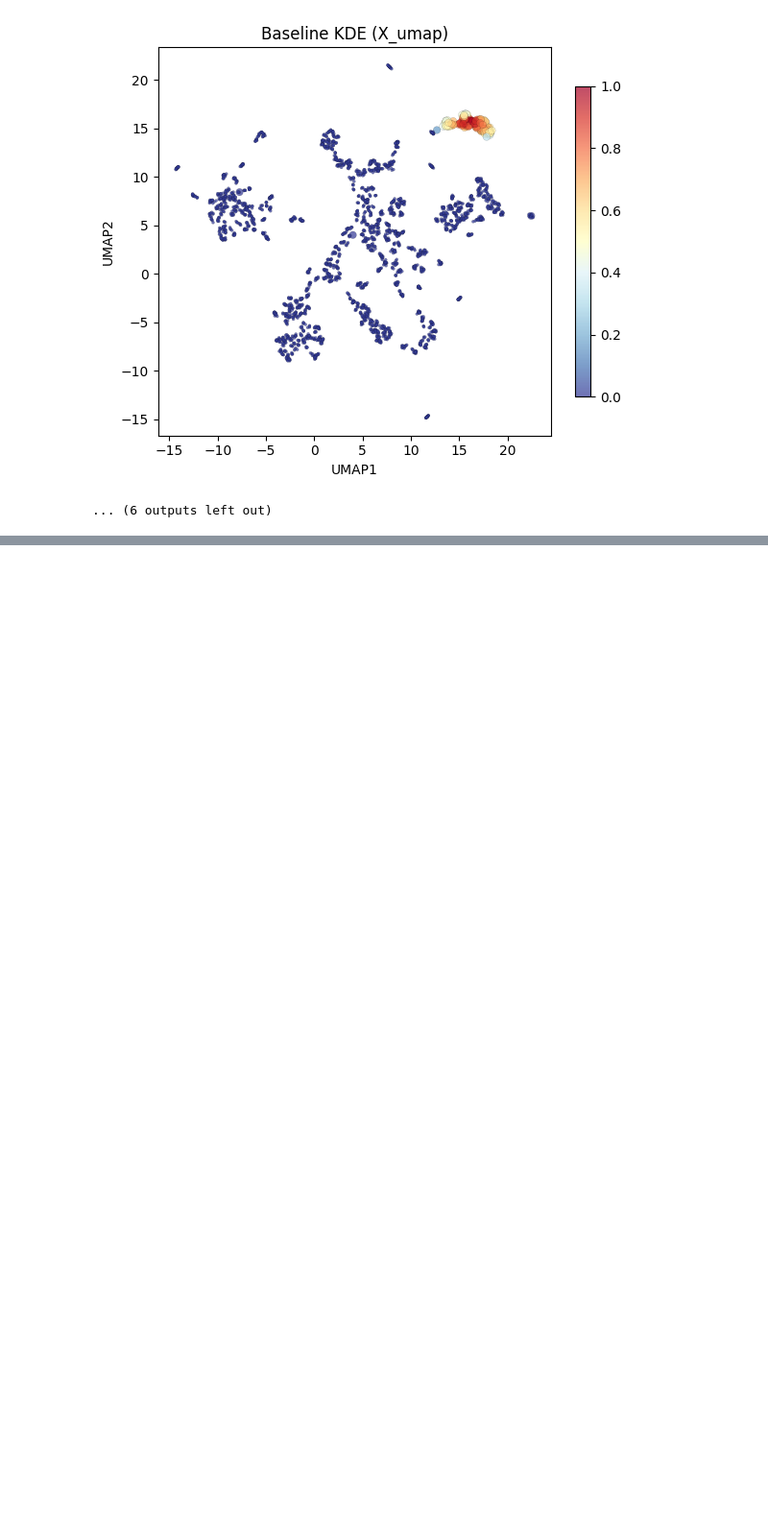
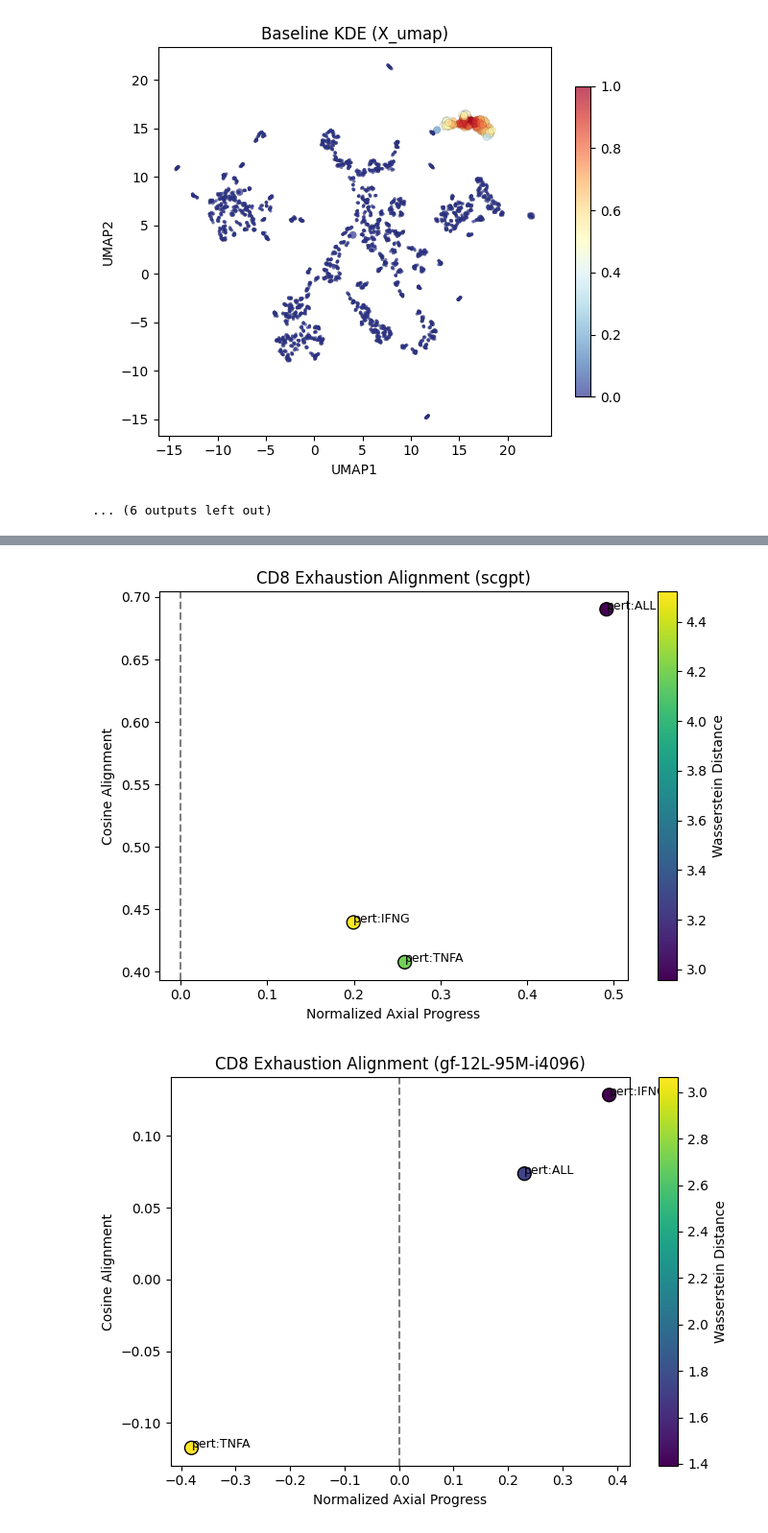
Before and after one commit to issacgoh-helical/HelicalxEli, a Jupyter notebook: cookbooks/simple_GS_sim/GS_sim_v2.ipynb, the cells around one changed output, grey strips where cells are left out. Shown at 96% size. Cells and saved outputs as stored; diff of their text form; code cells hidden in the pictures; blank space fills up the shorter version.

```diff
--- a/cookbooks/simple_GS_sim/GS_sim_v2.ipynb
+++ b/cookbooks/simple_GS_sim/GS_sim_v2.ipynb
@@ -574,14 +749,0 @@ a_cd8_sim.write(OUT_B/"cd8_sim_emb.h5ad")
-# %%
-Cb = a_cd8_sim[a_cd8_sim.obs["sim_type"]=="baseline"].obsm["X_scgpt"].mean(0)
-Ct = gt.obsm["X_scgpt"].mean(0)
-axis = Ct - Cb; axis /= np.linalg.norm(axis)
-
-rows=[]
-for tag in a_cd8_sim.obs["sim_type"].unique():
-    if tag=="baseline": continue
-    Cp = a_cd8_sim[a_cd8_sim.obs["sim_type"]==tag].obsm["X_scgpt"].mean(0)
-    progress = float((Cp-Cb) @ axis)
-    cosang   = float((Cp-Cb) @ axis / (np.linalg.norm(Cp-Cb)+1e-9))
-    rows.append(dict(sim=tag, axial_progress=progress, cos_axial=cosang))
-df_ax = pd.DataFrame(rows).sort_values("axial_progress", ascending=False)
-display(df_ax)
@@ -599,0 +996,36 @@ print("Davies–Bouldin", davies_bouldin_score(X,y))
+# %%
+# Axial metrics calculation
+def axial_metrics(adata_sim, adata_gt, embed_key):
+    Xsim, Xgt = adata_sim.obsm[embed_key], adata_gt.obsm[embed_key]
+    Cb, Ct = Xsim[adata_sim.obs["sim_type"]=="baseline"].mean(0), Xgt.mean(0)
+    axis = (Ct - Cb); norm = np.linalg.norm(axis); axis /= norm
+
+    rows=[]
+    for lbl in adata_sim.obs["sim_type"].unique():
+        if lbl=="baseline": continue
+        mask = adata_sim.obs["sim_type"]==lbl
+        proj_sim = (Xsim[mask] - Cb) @ axis
+        proj_gt = (Xgt - Cb) @ axis
+        wdist = wasserstein_distance(proj_sim, proj_gt)
+        cos_align = float(cosine_similarity((Xsim[mask].mean(0)-Cb)[None,:], axis[None,:])[0])
+        rows.append({"label": lbl, "axial": proj_sim.mean()/norm, "cos_axial": cos_align, "wasserstein": wdist})
+    return pd.DataFrame(rows)
+
+metrics = {k: axial_metrics(a_cd8_sim, gt, f"X_{k}") for k in CFG_B["embed_keys"]}
+
+# Visualization
+for emb, df in metrics.items():
+    plt.figure(figsize=(7,5))
+    sc = plt.scatter(df["axial"], df["cos_axial"], c=df["wasserstein"], cmap='viridis', s=100, edgecolor='k')
+    for _, r in df.iterrows():
+        plt.text(r["axial"], r["cos_axial"], r["label"], fontsize=9)
+    plt.colorbar(sc, label='Wasserstein Distance')
+    plt.axvline(0, color='grey', linestyle='--')
+    plt.xlabel("Normalized Axial Progress")
+    plt.ylabel("Cosine Alignment")
+    plt.title(f"CD8 Exhaustion Alignment ({emb})")
+    plt.tight_layout()
+    plt.show()
+# %% [output]
+[figure, added]
+[figure, added]
```
Also changed, not shown: parts of 17 cells of this notebook, 2 other files.
